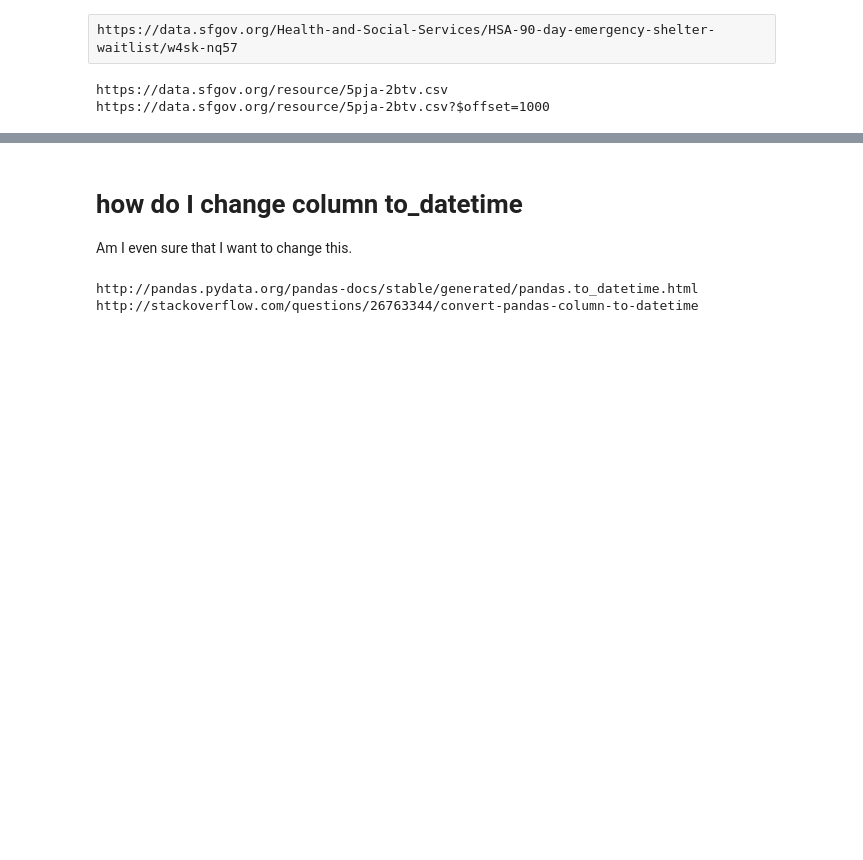
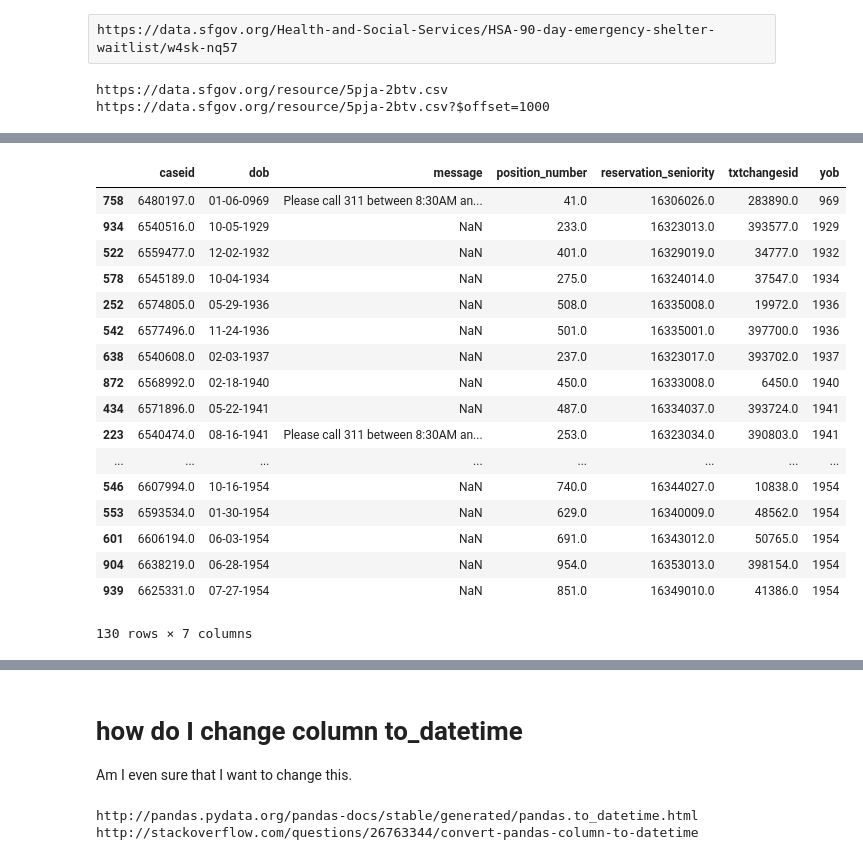
Before and after one commit to gregorydillon/waitlist, a Jupyter notebook: ipynb/homelessWaitlist.ipynb, the cells around one changed output, grey strips where cells are left out. Saved outputs shown, nothing was run; the diff lists cells and outputs as text; code cells hidden in the pictures; blank space fills up the shorter version.

```diff
--- a/ipynb/homelessWaitlist.ipynb
+++ b/ipynb/homelessWaitlist.ipynb
@@ -39,0 +42,21 @@ df.head(2)
+# %%
+df.sort_values(by='yob')[:130]
+# %% [output]
+|  | caseid | dob | message | position_number | reservation_seniority | txtchangesid | yob |
+| 758 | 6480197.0 | 01-06-0969 | Please call 311 between 8:30AM an... | 41.0 | 16306026.0 | 283890.0 | 969 |
+| 934 | 6540516.0 | 10-05-1929 | NaN | 233.0 | 16323013.0 | 393577.0 | 1929 |
+| 522 | 6559477.0 | 12-02-1932 | NaN | 401.0 | 16329019.0 | 34777.0 | 1932 |
+| 578 | 6545189.0 | 10-04-1934 | NaN | 275.0 | 16324014.0 | 37547.0 | 1934 |
+| 252 | 6574805.0 | 05-29-1936 | NaN | 508.0 | 16335008.0 | 19972.0 | 1936 |
+| 542 | 6577496.0 | 11-24-1936 | NaN | 501.0 | 16335001.0 | 397700.0 | 1936 |
+| 638 | 6540608.0 | 02-03-1937 | NaN | 237.0 | 16323017.0 | 393702.0 | 1937 |
+| 872 | 6568992.0 | 02-18-1940 | NaN | 450.0 | 16333008.0 | 6450.0 | 1940 |
+| 434 | 6571896.0 | 05-22-1941 | NaN | 487.0 | 16334037.0 | 393724.0 | 1941 |
+| 223 | 6540474.0 | 08-16-1941 | Please call 311 between 8:30AM an... | 253.0 | 16323034.0 | 390803.0 | 1941 |
+| ... | ... | ... | ... | ... | ... | ... | ... |
+| 546 | 6607994.0 | 10-16-1954 | NaN | 740.0 | 16344027.0 | 10838.0 | 1954 |
+| 553 | 6593534.0 | 01-30-1954 | NaN | 629.0 | 16340009.0 | 48562.0 | 1954 |
+| 601 | 6606194.0 | 06-03-1954 | NaN | 691.0 | 16343012.0 | 50765.0 | 1954 |
+| 904 | 6638219.0 | 06-28-1954 | NaN | 954.0 | 16353013.0 | 398154.0 | 1954 |
+| 939 | 6625331.0 | 07-27-1954 | NaN | 851.0 | 16349010.0 | 41386.0 | 1954 |
+130 rows × 7 columns
```
Also changed, not shown: parts of 14 cells of this notebook, 1 other file.
